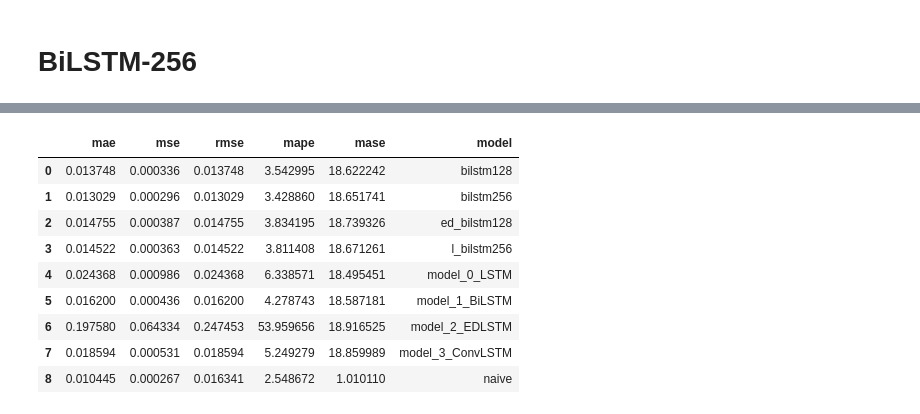
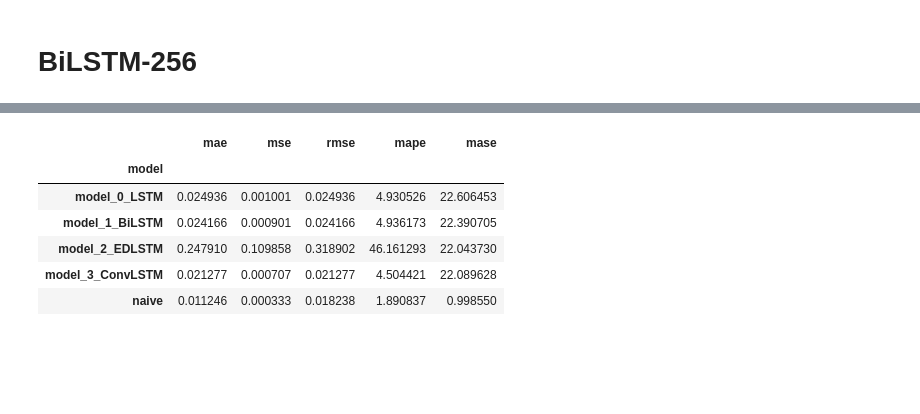
Before and after one commit to Jehoi-ga-ada/Bitcoin-Price-Forecasting, a Jupyter notebook: furtherDevelopment.ipynb, the cells around one changed output, grey strips where cells are left out. Saved outputs shown, nothing was run; the diff lists cells and outputs as text; code cells hidden in the pictures; blank space fills up the shorter version.

Commit message:
changed into using only BiLSTM

```diff
--- a/furtherDevelopment.ipynb
+++ b/furtherDevelopment.ipynb
@@ -186,13 +150,10 @@ fast_save(l_bilstm256, 'l_bilstm256')
-# %%
-get_results_table('results/valid')
-# %% [output]
-|  | mae | mse | rmse | mape | mase | model |
-| 0 | 0.013748 | 0.000336 | 0.013748 | 3.542995 | 18.622242 | bilstm128 |
-| 1 | 0.013029 | 0.000296 | 0.013029 | 3.428860 | 18.651741 | bilstm256 |
-| 2 | 0.014755 | 0.000387 | 0.014755 | 3.834195 | 18.739326 | ed_bilstm128 |
-| 3 | 0.014522 | 0.000363 | 0.014522 | 3.811408 | 18.671261 | l_bilstm256 |
-| 4 | 0.024368 | 0.000986 | 0.024368 | 6.338571 | 18.495451 | model_0_LSTM |
-| 5 | 0.016200 | 0.000436 | 0.016200 | 4.278743 | 18.587181 | model_1_BiLSTM |
-| 6 | 0.197580 | 0.064334 | 0.247453 | 53.959656 | 18.916525 | model_2_EDLSTM |
-| 7 | 0.018594 | 0.000531 | 0.018594 | 5.249279 | 18.859989 | model_3_ConvLSTM |
-| 8 | 0.010445 | 0.000267 | 0.016341 | 2.548672 | 1.010110 | naive |
+# %%
+get_results_table('results/test').set_index(['model']).drop(['bilstm128', 'bilstm256'])
+# %% [output]
+|  | mae | mse | rmse | mape | mase |
+| model |  |  |  |  |  |
+| model_0_LSTM | 0.024936 | 0.001001 | 0.024936 | 4.930526 | 22.606453 |
+| model_1_BiLSTM | 0.024166 | 0.000901 | 0.024166 | 4.936173 | 22.390705 |
+| model_2_EDLSTM | 0.247910 | 0.109858 | 0.318902 | 46.161293 | 22.043730 |
+| model_3_ConvLSTM | 0.021277 | 0.000707 | 0.021277 | 4.504421 | 22.089628 |
+| naive | 0.011246 | 0.000333 | 0.018238 | 1.890837 | 0.998550 |
```
Also changed, not shown: parts of 8 cells of this notebook.
